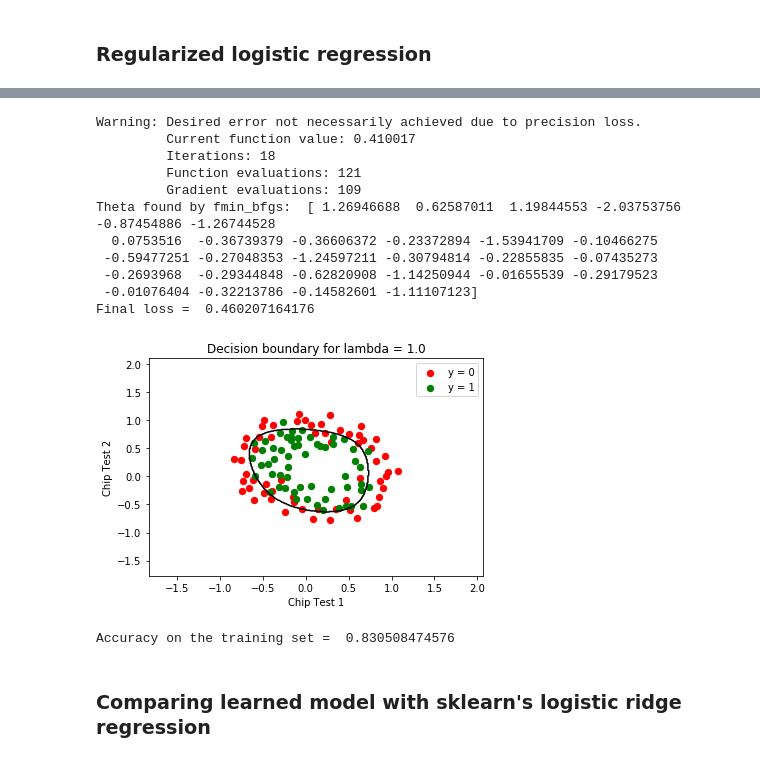
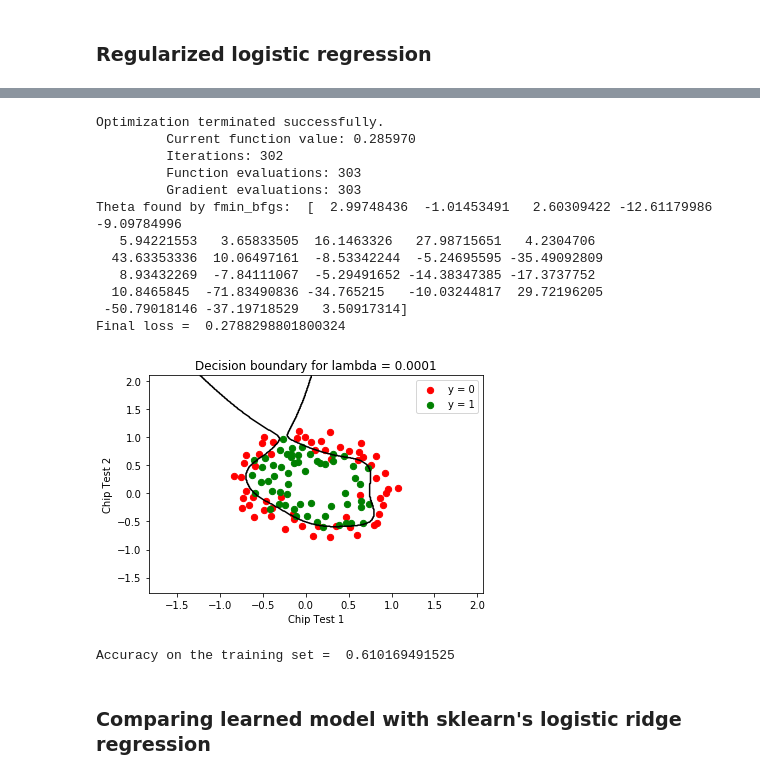
Before and after one commit to xystevensun/comp540, a Jupyter notebook: homework/hw2/logreg/logreg_reg.ipynb, the cells around one changed output, grey strips where cells are left out. Drawn from its saved outputs; the diff is of its cells as text; code cells hidden in the pictures.

```diff
--- a/homework/hw2/logreg/logreg_reg.ipynb
+++ b/homework/hw2/logreg/logreg_reg.ipynb
@@ -37,46 +39,47 @@ from sklearn.preprocessing import PolynomialFeatures
 
 p = 6
 poly = sklearn.preprocessing.PolynomialFeatures(degree=p,include_bias=False)
 X_poly = poly.fit_transform(X)
 
 # set up the data matrix (expanded basis functions) with the column of ones as intercept
 
 XX = np.vstack([np.ones((X_poly.shape[0],)),X_poly.T]).T
 
 # set up a regularized logistic regression model
 
 from logistic_regressor import RegLogisticRegressor
 
 reg_lr1 = RegLogisticRegressor()
 
 # run fmin on the loss function and gradient
 
-reg = 1.0
+reg = 0.00010
 theta_opt = reg_lr1.train(XX,y,reg=reg,num_iters=100000,norm=False)
 
 # print the theta found and the final loss
 
 print 'Theta found by fmin_bfgs: ',theta_opt
 print "Final loss = ", reg_lr1.loss(theta_opt,XX,y,0.0)
 
 # plot the decision boundary
 
 plot_utils.plot_decision_boundary_poly(X,y,theta_opt,reg,p,'Chip Test 1', 'Chip Test 2',['y = 0','y = 1'])
 plt.show()
 # plt.savefig('fig4-under.pdf')
 # %% [output]
-Warning: Desired error not necessarily achieved due to precision loss.
-         Current function value: 0.410017
-         Iterations: 18
-         Function evaluations: 121
-         Gradient evaluations: 109
-Theta found by fmin_bfgs:  [ 1.26946688  0.62587011  1.19844553 -2.03753756 -0.87454886 -1.26744528
-  0.0753516  -0.36739379 -0.36606372 -0.23372894 -1.53941709 -0.10466275
- -0.59477251 -0.27048353 -1.24597211 -0.30794814 -0.22855835 -0.07435273
- -0.2693968  -0.29344848 -0.62820908 -1.14250944 -0.01655539 -0.29179523
- -0.01076404 -0.32213786 -0.14582601 -1.11107123]
-Final loss =  0.460207164176
+Optimization terminated successfully.
+         Current function value: 0.285970
+         Iterations: 302
+         Function evaluations: 303
+         Gradient evaluations: 303
+Theta found by fmin_bfgs:  [  2.99748436  -1.01453491   2.60309422 -12.61179986  -9.09784996
+   5.94221553   3.65833505  16.1463326   27.98715651   4.2304706
+  43.63353336  10.06497161  -8.53342244  -5.24695595 -35.49092809
+   8.93432269  -7.84111067  -5.29491652 -14.38347385 -17.3737752
+  10.8465845  -71.83490836 -34.765215   -10.03244817  29.72196205
+ -50.79018146 -37.19718529   3.50917314]
+Final loss =  0.2788298801800324
-[figure, old version]
+[figure, new version]
 # %%
 # compute accuracy on training set
 # implement the predict method in logistic_regressor.py
@@ -89,7 +92,7 @@ num_correct = np.sum(y == predy)
 accuracy = float(num_correct) / y.shape[0]
 print "Accuracy on the training set = ", accuracy
 # %% [output]
-Accuracy on the training set =  0.830508474576
+Accuracy on the training set =  0.610169491525
 # %% [markdown]
 ### Comparing learned model with sklearn's logistic ridge regression
 # %%
```
Also changed, not shown: parts of 3 cells of this notebook, 2 other files.
